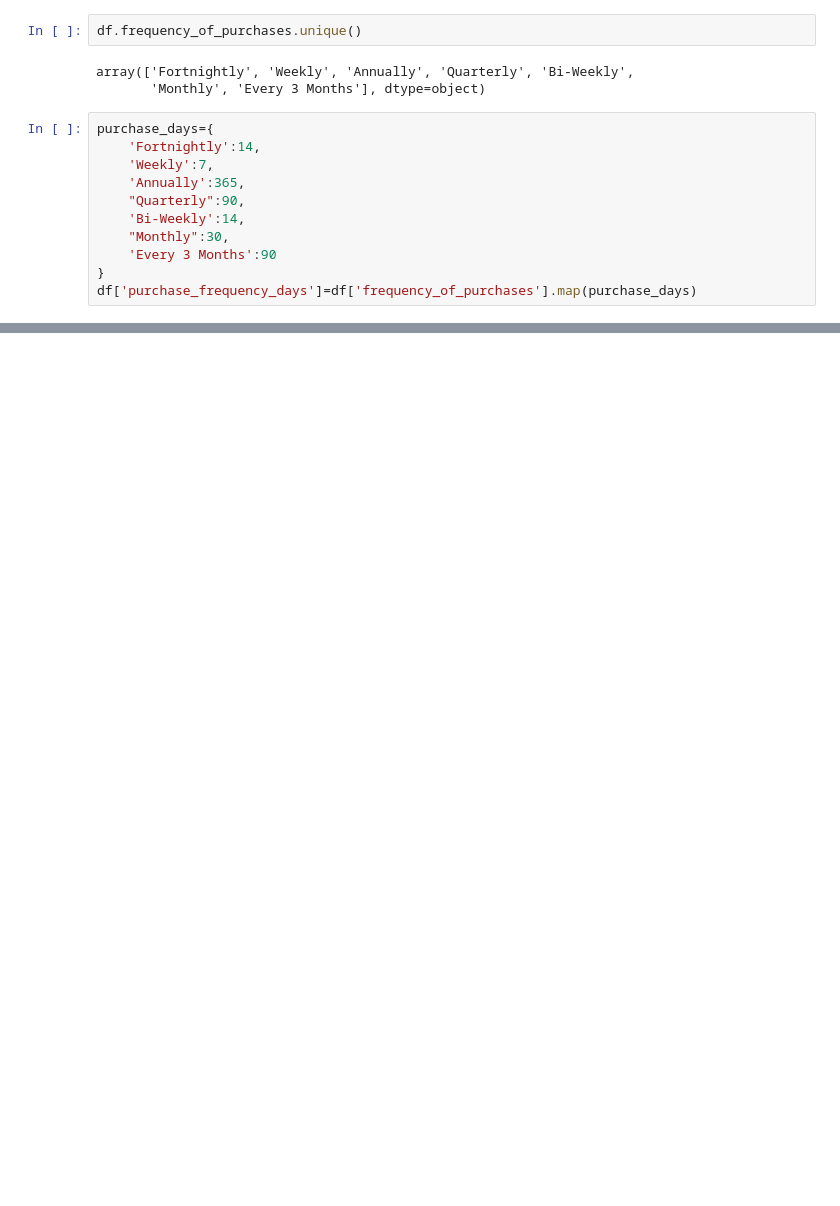
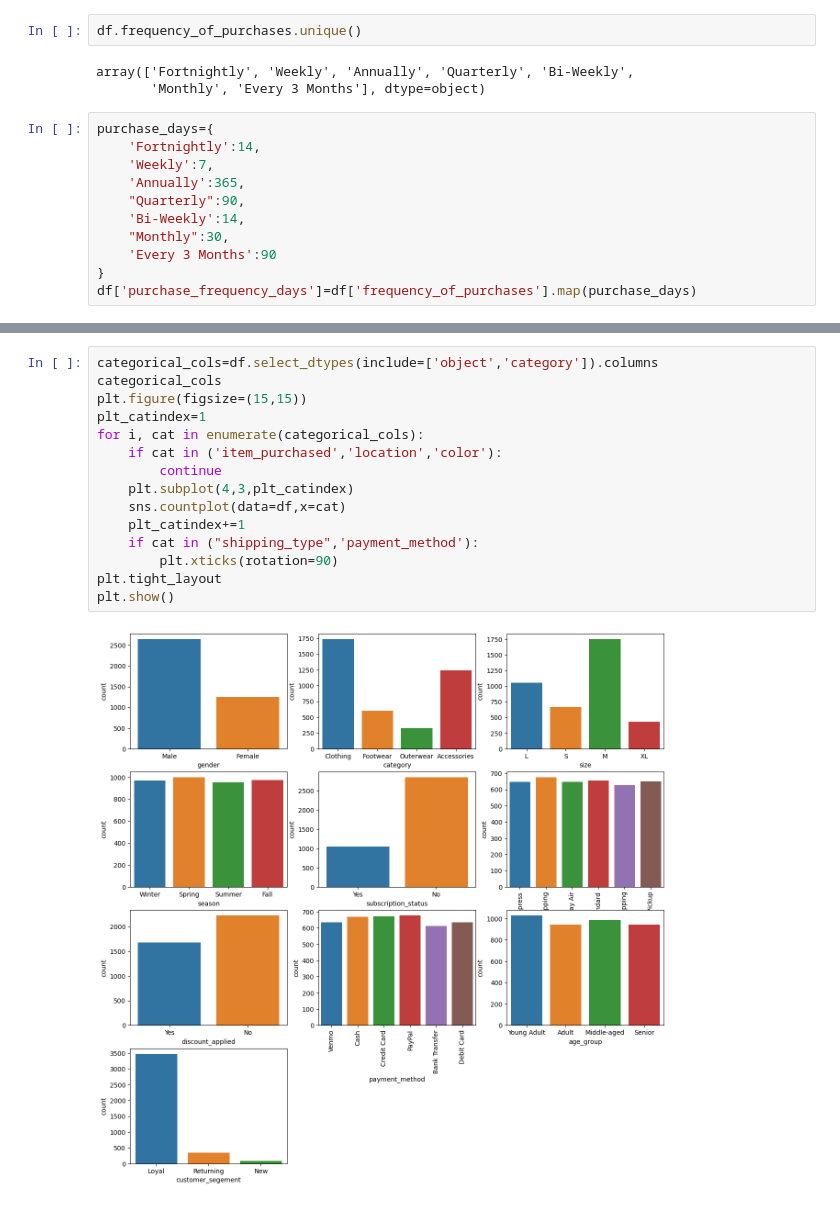
Before and after one commit to zingong7/Customer-Behavior-Analysis, a Jupyter notebook: Customer_behavior_analysis.ipynb, the cells around one changed output, grey strips where cells are left out. Cells and saved outputs as stored; diff of their text form; blank space fills up the shorter version.

```diff
--- a/Customer_behavior_analysis.ipynb
+++ b/Customer_behavior_analysis.ipynb
@@ -176,0 +182,17 @@ memory usage: 552.6+ KB
+# %%
+categorical_cols=df.select_dtypes(include=['object','category']).columns
+categorical_cols
+plt.figure(figsize=(15,15))
+plt_catindex=1
+for i, cat in enumerate(categorical_cols):
+    if cat in ('item_purchased','location','color'):
+        continue
+    plt.subplot(4,3,plt_catindex)
+    sns.countplot(data=df,x=cat)
+    plt_catindex+=1
+    if cat in ("shipping_type",'payment_method'):
+        plt.xticks(rotation=90)
+plt.tight_layout
+plt.show()
+# %% [output]
+[figure, added]
```
Also changed, not shown: parts of 22 cells of this notebook.
